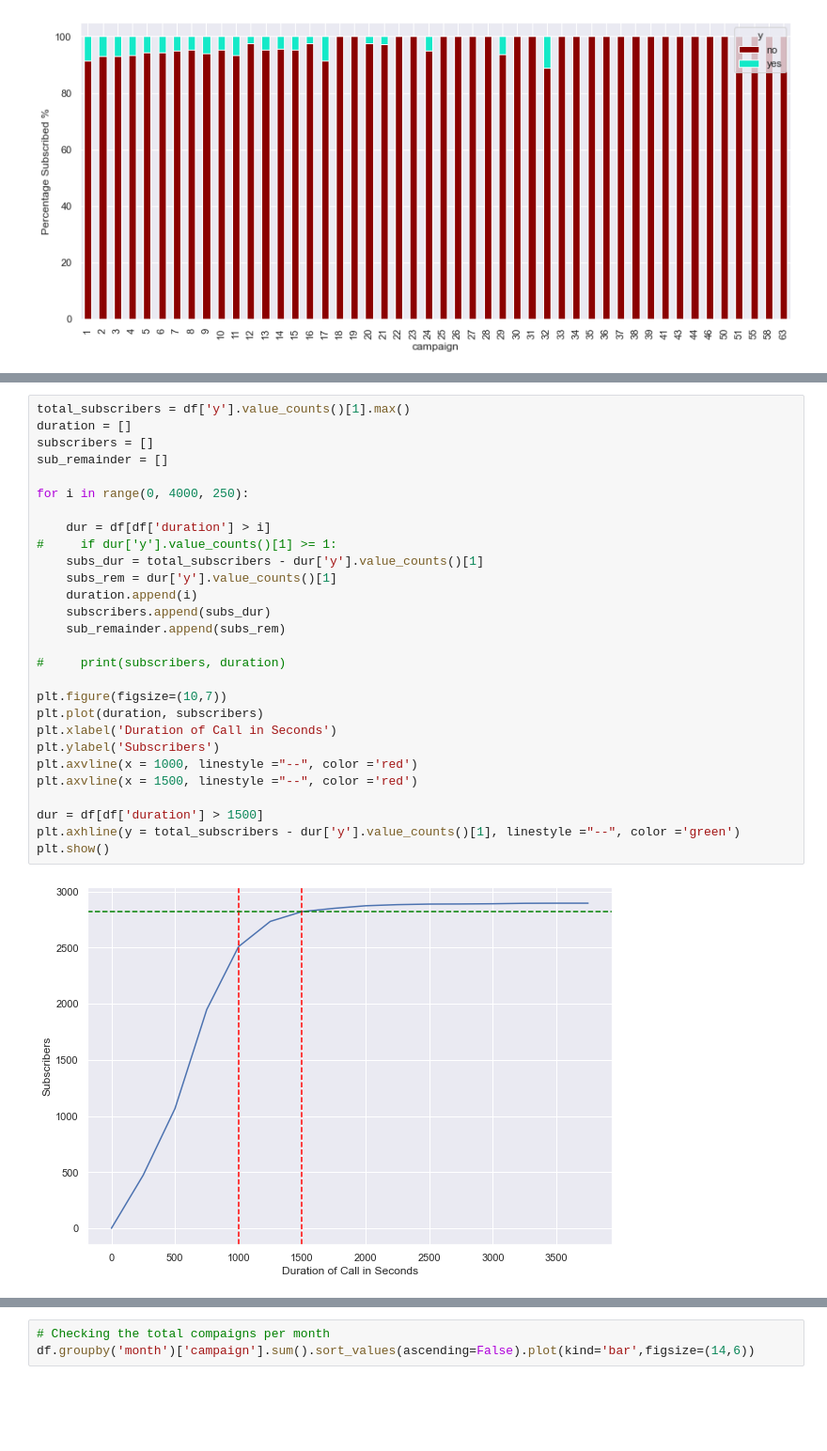
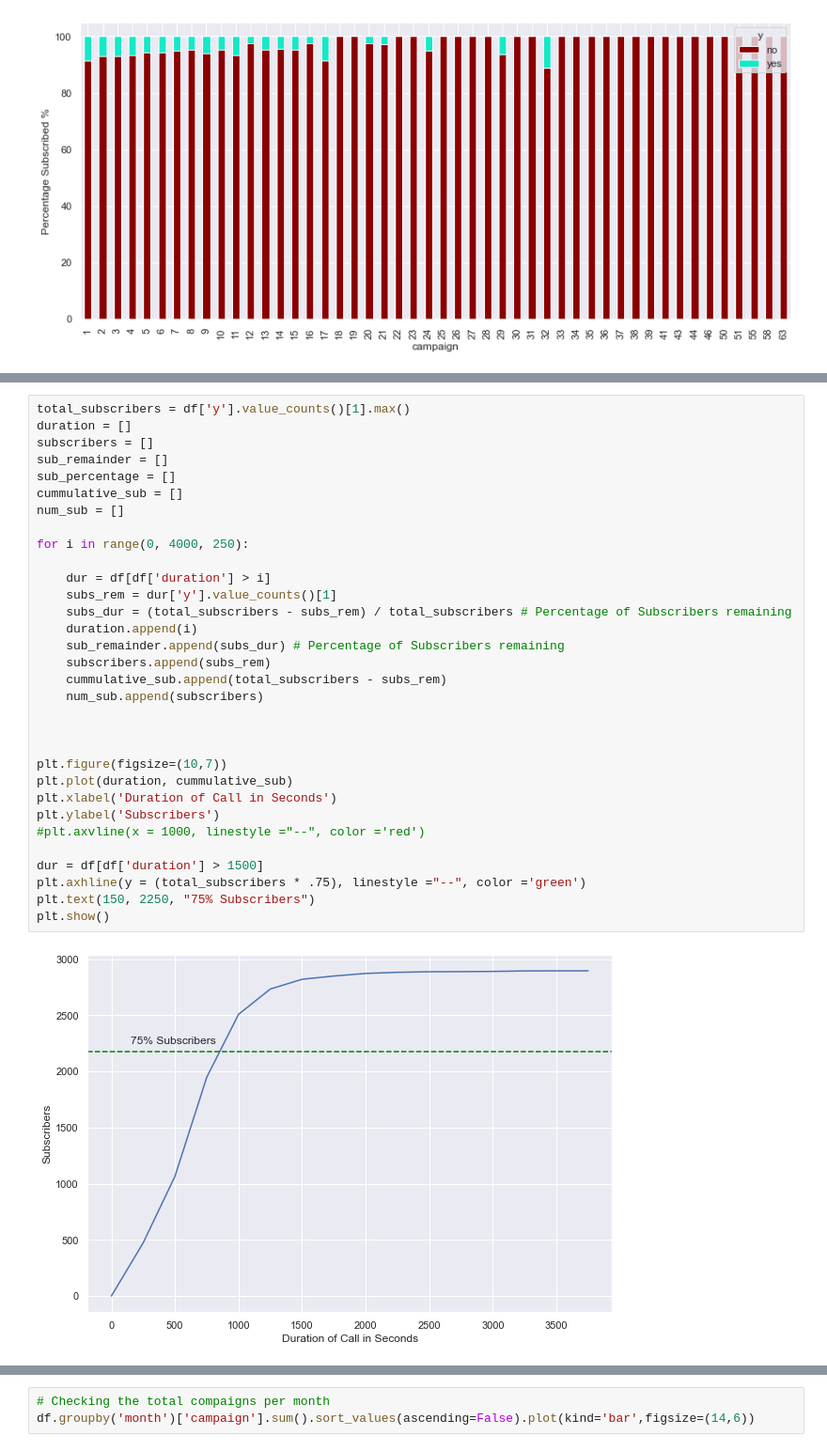
Before and after one commit to kre8tions/Apziva, a Jupyter notebook: cbxr8ZpqR79rOXna/cbxr8ZpqR79rOXna.ipynb, the cells around one changed output, grey strips where cells are left out. Shown at 94% size. Cells and saved outputs as stored; diff of their text form; blank space fills up the shorter version.

```diff
--- a/cbxr8ZpqR79rOXna/cbxr8ZpqR79rOXna.ipynb
+++ b/cbxr8ZpqR79rOXna/cbxr8ZpqR79rOXna.ipynb
@@ -253,30 +252,34 @@ plt.show()
 # %%
 total_subscribers = df['y'].value_counts()[1].max()
 duration = []
 subscribers = []
 sub_remainder = []
+sub_percentage = []
+cummulative_sub = []
+num_sub = []
 
 for i in range(0, 4000, 250):
 
     dur = df[df['duration'] > i]
-#     if dur['y'].value_counts()[1] >= 1:
-    subs_dur = total_subscribers - dur['y'].value_counts()[1]
     subs_rem = dur['y'].value_counts()[1]
+    subs_dur = (total_subscribers - subs_rem) / total_subscribers # Percentage of Subscribers remaining
     duration.append(i)
-    subscribers.append(subs_dur)
-    sub_remainder.append(subs_rem)
+    sub_remainder.append(subs_dur) # Percentage of Subscribers remaining
+    subscribers.append(subs_rem)
+    cummulative_sub.append(total_subscribers - subs_rem)
+    num_sub.append(subscribers)
 
-#     print(subscribers, duration)
+
 
 plt.figure(figsize=(10,7))
-plt.plot(duration, subscribers)
+plt.plot(duration, cummulative_sub)
 plt.xlabel('Duration of Call in Seconds')
 plt.ylabel('Subscribers')
-plt.axvline(x = 1000, linestyle ="--", color ='red')
-plt.axvline(x = 1500, linestyle ="--", color ='red')
+#plt.axvline(x = 1000, linestyle ="--", color ='red')
 
 dur = df[df['duration'] > 1500]
-plt.axhline(y = total_subscribers - dur['y'].value_counts()[1], linestyle ="--", color ='green')
+plt.axhline(y = (total_subscribers * .75), linestyle ="--", color ='green')
+plt.text(150, 2250, "75% Subscribers")
 plt.show()
 # %% [output]
-[figure, old version]
+[figure, new version]
```
Also changed, not shown: parts of 121 cells of this notebook.
